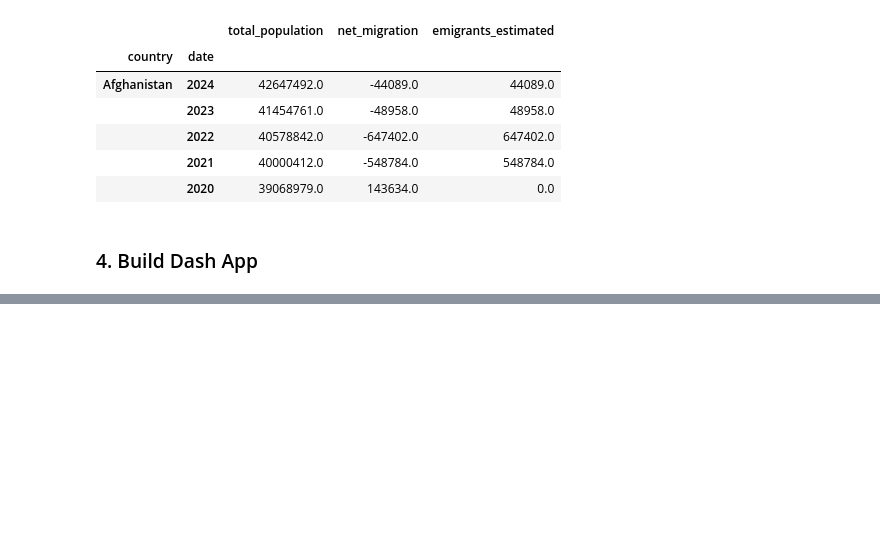
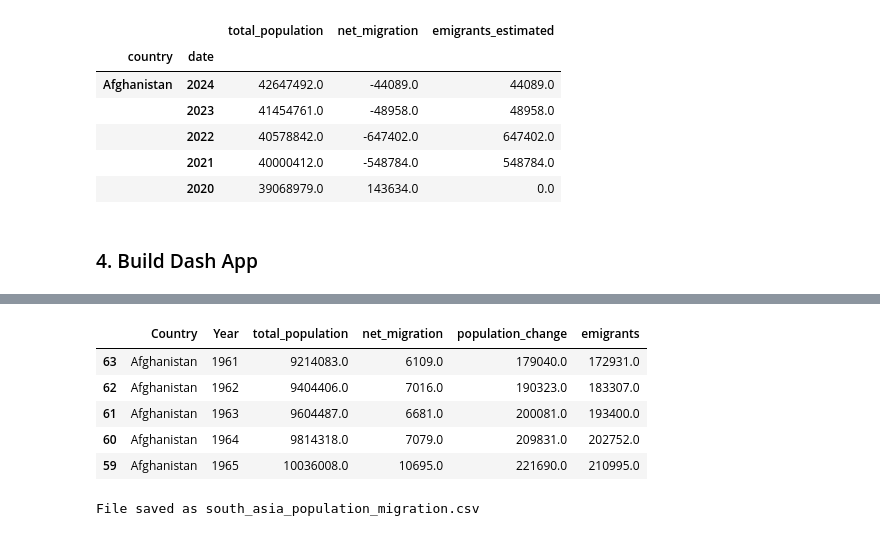
Before and after one commit to ejazurrehman/Net_Migration_Project_Pakistan-vs-India, a Jupyter notebook: net_migration_project_south_asia.ipynb, the cells around one changed output, grey strips where cells are left out. Drawn from its saved outputs; the diff is of its cells as text; code cells hidden in the pictures; blank space fills up the shorter version.

```diff
--- a/net_migration_project_south_asia.ipynb
+++ b/net_migration_project_south_asia.ipynb
@@ -802,3 +802,19 @@ def update_charts(selected_countries):
 app.run(jupyter_mode="inline")
 # %% [output]
 [interactive output not drawn]
+# %%
+df.head()
+# %% [output]
+|  | Country | Year | total_population | net_migration | population_change | emigrants |
+| 63 | Afghanistan | 1961 | 9214083.0 | 6109.0 | 179040.0 | 172931.0 |
+| 62 | Afghanistan | 1962 | 9404406.0 | 7016.0 | 190323.0 | 183307.0 |
+| 61 | Afghanistan | 1963 | 9604487.0 | 6681.0 | 200081.0 | 193400.0 |
+| 60 | Afghanistan | 1964 | 9814318.0 | 7079.0 | 209831.0 | 202752.0 |
+| 59 | Afghanistan | 1965 | 10036008.0 | 10695.0 | 221690.0 | 210995.0 |
+# %%
+# Save DataFrame to CSV
+df.to_csv("south_asia_population_migration.csv", index=False)
+
+print("File saved as south_asia_population_migration.csv")
+# %% [output]
+File saved as south_asia_population_migration.csv
```
